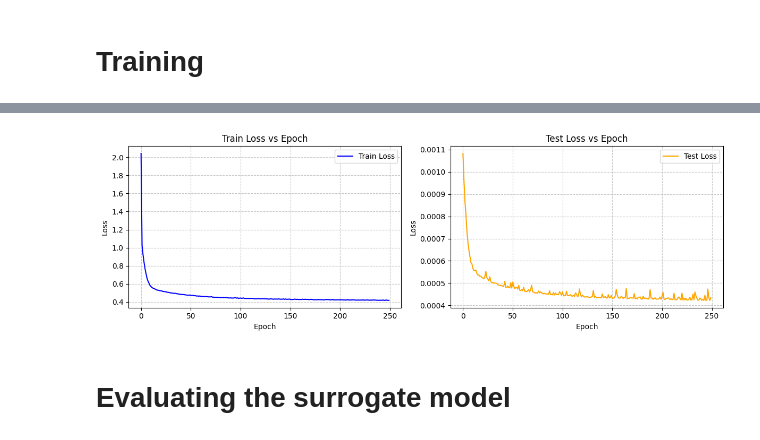
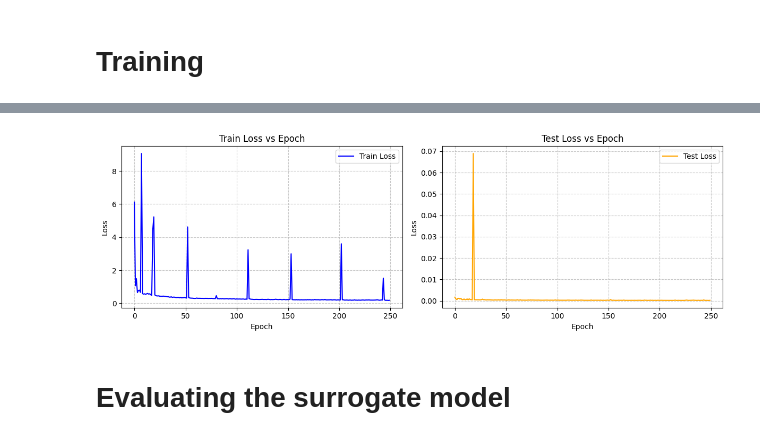
Before and after one commit to MahanVeisi8/Diff-MOBO, a Jupyter notebook: src/surrogate_models/train_best_surrogate_model.ipynb, the cells around one changed output, grey strips where cells are left out. Cells and saved outputs as stored; diff of their text form; code cells hidden in the pictures.

Commit message:
Added the surrogate model (8 channel) for both  train_diff and inner_loop, all codes are complete for running

```diff
--- a/src/surrogate_models/train_best_surrogate_model.ipynb
+++ b/src/surrogate_models/train_best_surrogate_model.ipynb
@@ -371,8 +371,8 @@ hidden_size = [200, 300, 300 , 200]
 # hidden_size = [128, 64 , 32]
 num_classes = 1
 num_epochs = 250
-# learning_rate = 9e-4
-learning_rate = 1e-6
+learning_rate = 9e-4
+# learning_rate = 1e-6
 # learning_rate = 1e-7
 learning_rate_decay = 0.999
 reg = 0.001
@@ -408,7 +408,7 @@ test_loader = torch.utils.data.DataLoader(dataset=val_dataset,
 
 
 # model_mlp = MultiLayerPerceptronWithCustomAttention(input_size, hidden_size, num_classes,3).to(device)
-model_mlp = MultiLayerPerceptron_forward(input_size, hidden_size, num_classes,3).to(device)
+model_mlp = MultiLayerPerceptron_forward(input_size, hidden_size, num_classes,4).to(device)
 print(count_parameters(model_mlp))
 
 # model_mlp.apply(weights_init)
@@ -459,12 +459,12 @@ for epoch in range(1, num_epochs + 1):
         # outputs[:,-1] *= 1000
         # outputs[:,0] *= 10
         # ===================
-        # labels[:,-1] *= 1000  #cd
+        labels[:,-1] *= 1000  #cd
+        outputs *= 1000
+        # labels[:,0] *= 1000   #cl
         # outputs *= 1000
-        labels[:,0] *= 1000   #cl
-        outputs *= 1000
-        # loss = criterion_train(outputs.squeeze(dim=1), labels[:,1]) #cd
-        loss = criterion_train(outputs.squeeze(dim=1), labels[:,0])   #cl
+        loss = criterion_train(outputs.squeeze(dim=1), labels[:,1]) #cd
+        # loss = criterion_train(outputs.squeeze(dim=1), labels[:,0])   #cl
         loss.backward()
         optimizer.step()
 
@@ -487,8 +487,8 @@ for epoch in range(1, num_epochs + 1):
             # print(f"{preds.shape=}")
             # print(f"{labels[:,1].shape=}")
             # sys.exit()
-            # test_loss += criterion_val(preds.squeeze(dim=1), labels[:,1]).item() * features.size(0)
-            test_loss += criterion_val(preds.squeeze(dim=1), labels[:,0]).item() * features.size(0)
+            test_loss += criterion_val(preds.squeeze(dim=1), labels[:,1]).item() * features.size(0)
+            # test_loss += criterion_val(preds.squeeze(dim=1), labels[:,0]).item() * features.size(0)
     epoch_test_loss = test_loss / len(test_loader.dataset)
     test_losses.append(epoch_test_loss)
 
@@ -518,7 +518,7 @@ print(f"\nTraining completed in {elapsed:.2f} seconds. Best epoch: {best_epoch}
 # Save final model weights
 # torch.save(model_mlp.state_dict(), "mlp_final_model.pt")
 # torch.save(model_mlp.state_dict(), "mlp_cl_model.pt")
-torch.save(model_mlp.state_dict(), "mlp_cd_model.pt")
+# torch.save(model_mlp.state_dict(), "mlp_cd_model.pt")
 print("Saved mlp_final_model.pt")
 
 
@@ -571,5 +571,5 @@ Training completed in 242.49 seconds. Best epoch: 249 with test loss 0.000422
 Saved mlp_final_model.pt
-[figure, old version]
+[figure, new version]
 # %% [markdown]
 # Evaluating the surrogate model
 # %% [markdown]
```
Also changed, not shown: parts of 1 cell of this notebook, 27 other files.
